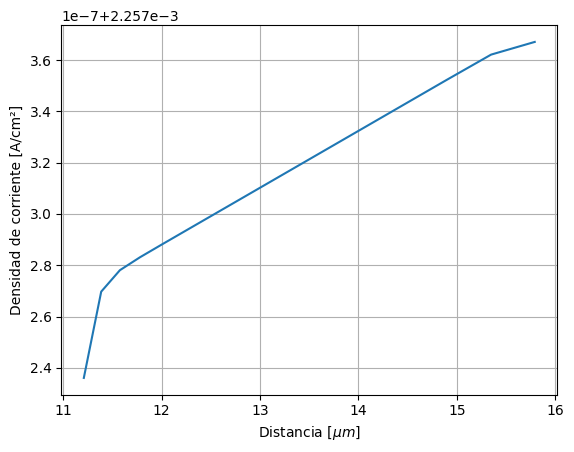
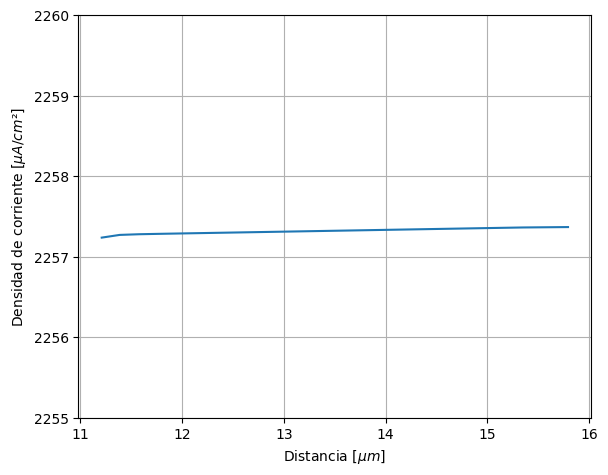
The notebook cell's code change between the first figure and the second:
--- before
+++ after
@@ -7,7 +7,23 @@
 Jn_arr_Vamax = q * mu_n * E_mid_Vamax * n_mid_Vamax
 plt.figure()
-plt.plot(1e4 * x_mid_Vamax[idx_xn_Va_max+23:], Jn_arr_Vamax[idx_xn_Va_max+23:], label='Corriente de arrastre')
-plt.ylabel('Densidad de corriente [A/cm²]')
+plt.plot(1e4 * x_mid_Vamax[idx_xn_Va_max+23:], 1e6*Jn_arr_Vamax[idx_xn_Va_max+23:], label='Corriente de arrastre')
+plt.ylabel(r'Densidad de corriente [$\mu A/cm²$]')
 plt.xlabel(r"Distancia [$\mu m$]")
 plt.grid()
+
+# 1. Obtén el eje actual
+ax = plt.gca()
+
+# 2. Configura el formateador (cambia 'yaxis' por 'xaxis' si es el eje horizontal)
+formatter = ax.yaxis.get_major_formatter()
+
+# 3. Desactiva el offset y activa el texto matemático
+formatter.set_useOffset(False)
+plt.ticklabel_format(style='sci', useOffset=False, axis='both')
+
+
+plt.tight_layout()
+plt.ylim([2255,2260])
+plt.savefig("res/fig_10_qnr_n.pdf")
+
 plt.show()

Commit: Semana 14 1c2026